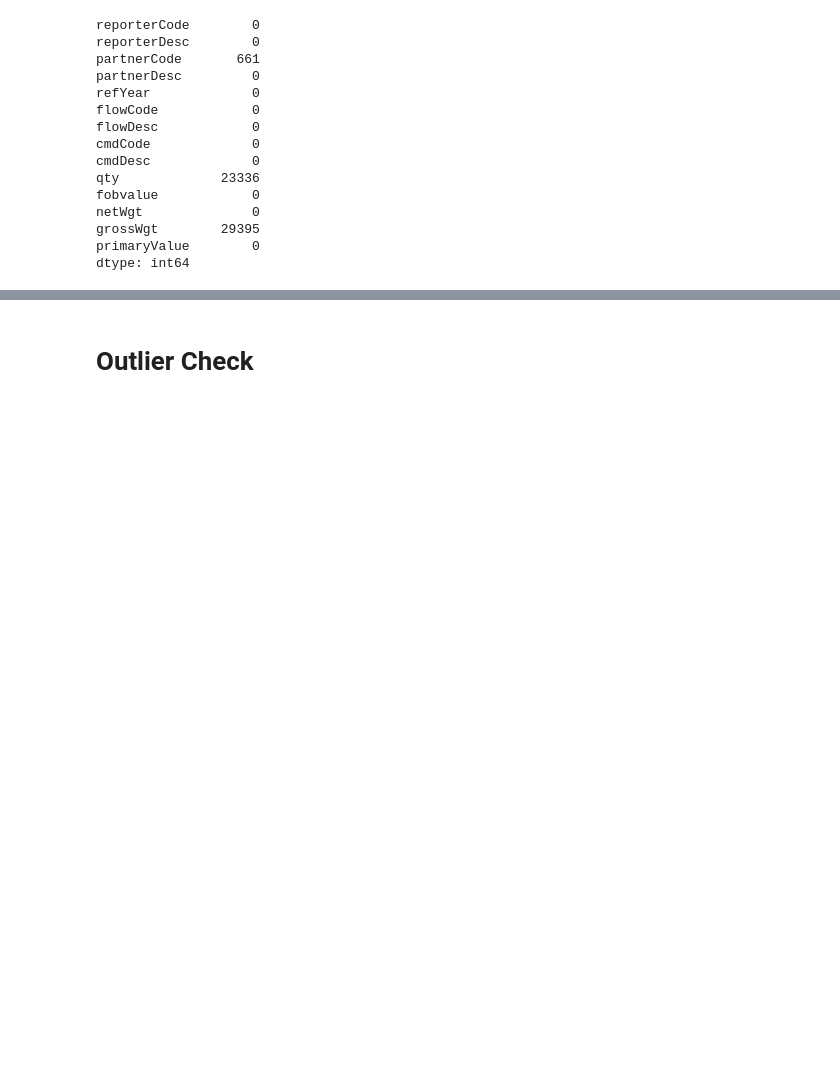
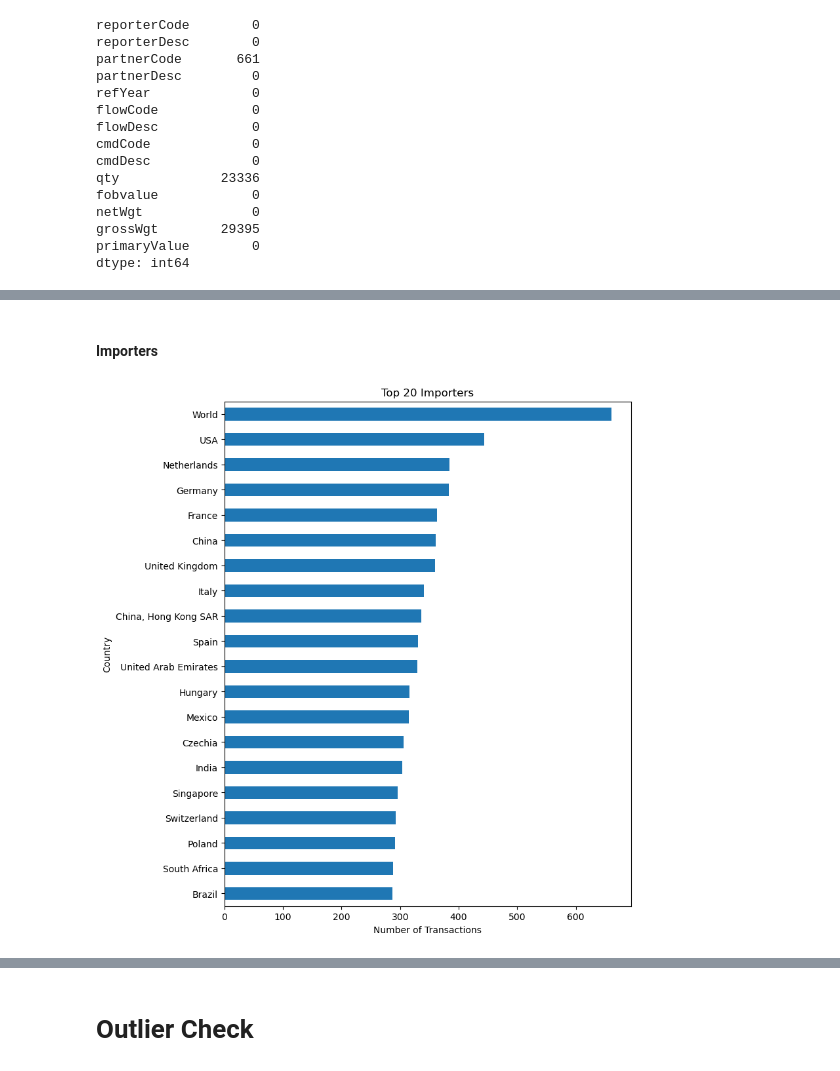
Before and after one commit to rfih/Dibimbing---DSDA, a Jupyter notebook: Final Project/Final.ipynb, the cells around one changed output, grey strips where cells are left out. Saved outputs shown, nothing was run; the diff lists cells and outputs as text; code cells hidden in the pictures; blank space fills up the shorter version.

```diff
--- a/Final Project/Final.ipynb
+++ b/Final Project/Final.ipynb
@@ -344,0 +588,12 @@ dtype: int64
+# %% [markdown]
+#### Importers
+# %%
+# From df_export
+df_export['partnerDesc'].value_counts().head(20).plot(kind='barh', figsize=(8, 10))
+plt.title("Top 20 Importers")
+plt.xlabel("Number of Transactions")
+plt.ylabel("Country")
+plt.gca().invert_yaxis()
+plt.show()
+# %% [output]
+[figure, added]
```
Also changed, not shown: parts of 36 cells of this notebook.
